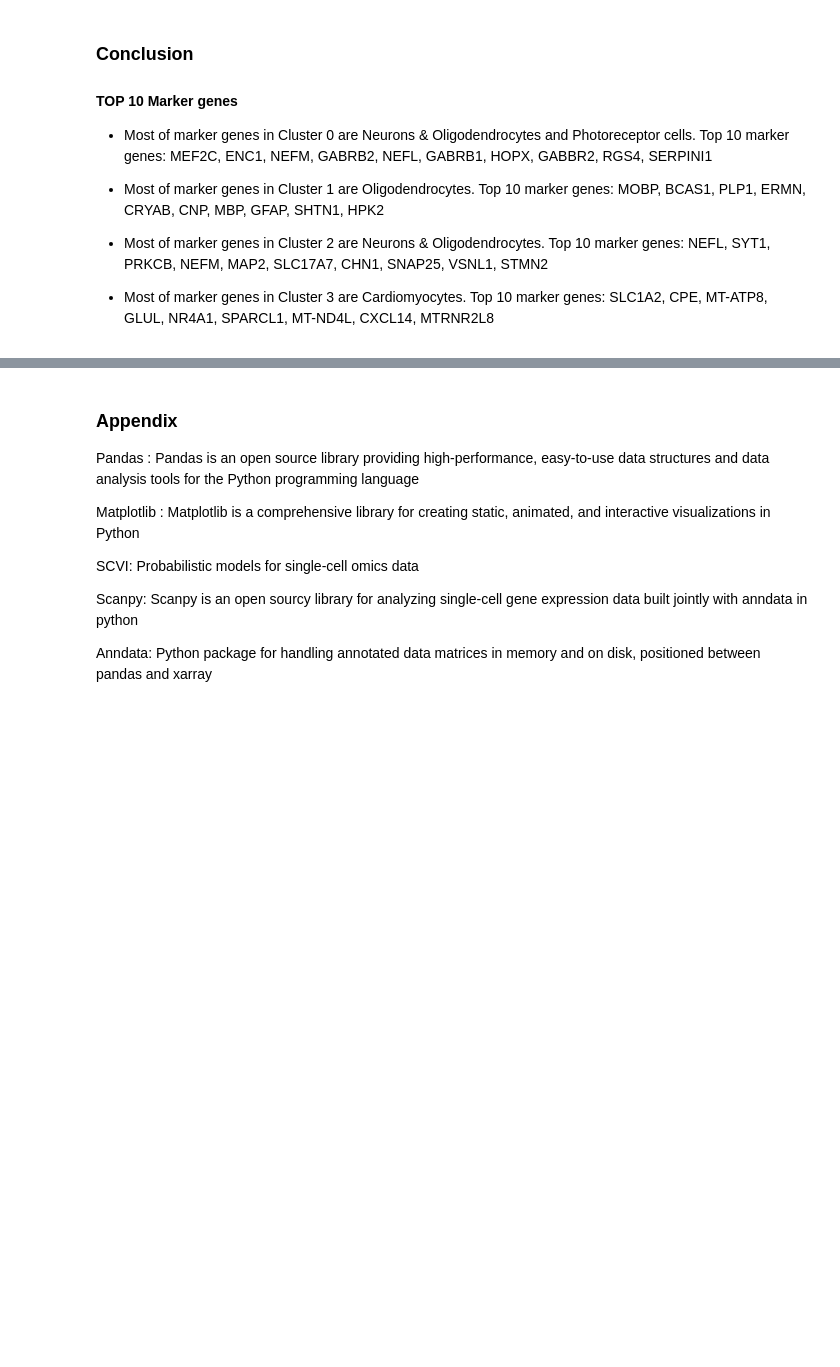
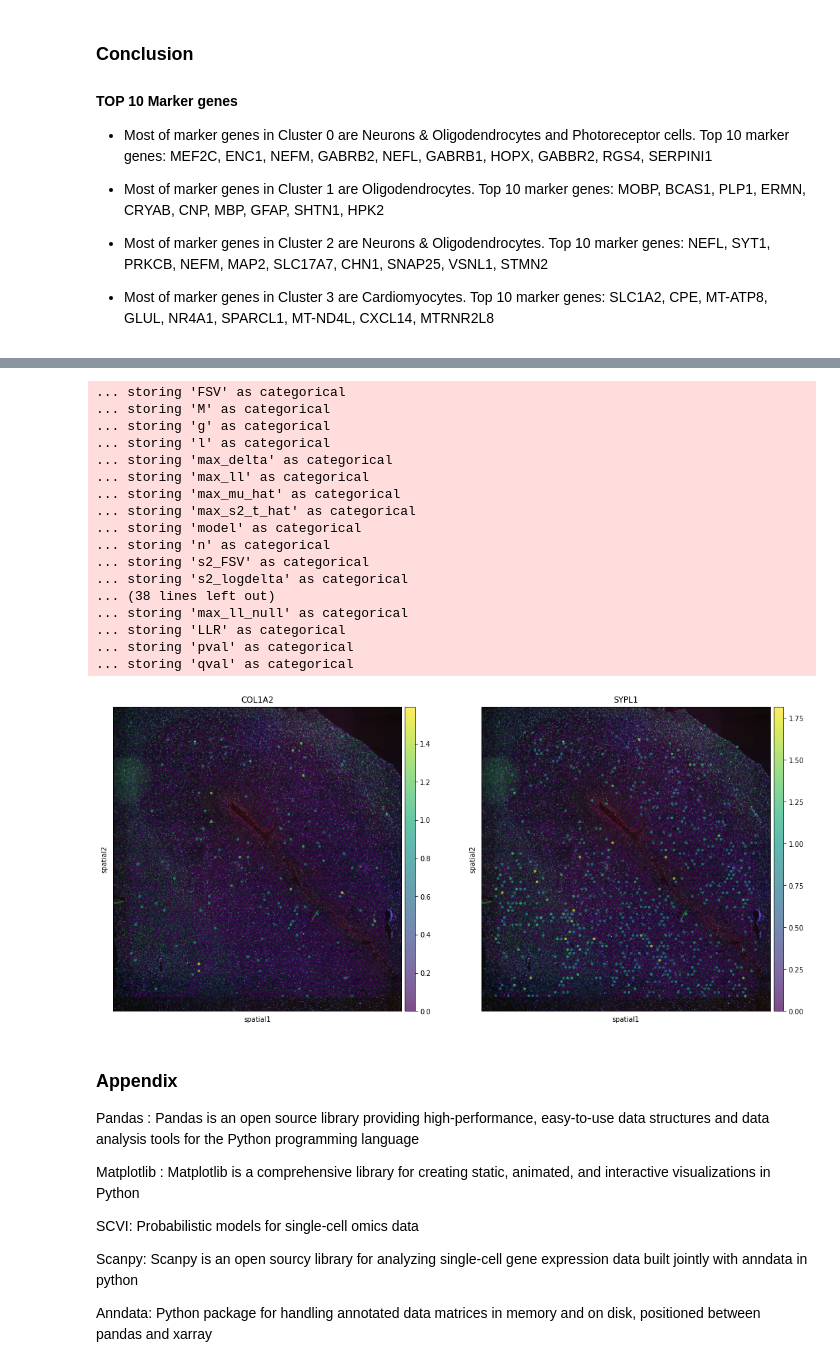
Before and after one commit to madhulathachavali/AIML, a Jupyter notebook: analysis-of-v1-human-brain-data.ipynb, the cells around one changed output, grey strips where cells are left out. Cells and saved outputs as stored; diff of their text form; code cells hidden in the pictures; blank space fills up the shorter version.

Commit message:
Kaggle Notebook | Analysis of V1 human brain data  | Version 3

```diff
--- a/analysis-of-v1-human-brain-data.ipynb
+++ b/analysis-of-v1-human-brain-data.ipynb
@@ -225,0 +252,5 @@ Top 10 marker genes: SLC1A2, CPE, MT-ATP8, GLUL, NR4A1, SPARCL1, MT-ND4L, CXCL14
+# %%
+%%time
+counts = pd.DataFrame(adata.X.todense(), columns=adata.var_names, index=adata.obs_names)
+coord = pd.DataFrame(adata.obsm['spatial'], columns=['x_coord', 'y_coord'], index=adata.obs_names)
+results = SpatialDE.run(coord, counts)
@@ -225,0 +288,3 @@ Top 10 marker genes: SLC1A2, CPE, MT-ATP8, GLUL, NR4A1, SPARCL1, MT-ND4L, CXCL14
+# %%
+results.index = results["g"]
+adata.var = pd.concat([adata.var, results.loc[adata.var.index.values, :]], axis=1)
@@ -226,3 +306,24 @@ Top 10 marker genes: SLC1A2, CPE, MT-ATP8, GLUL, NR4A1, SPARCL1, MT-ND4L, CXCL14
+# %%
+sc.pl.spatial(adata, img_key="hires", color=["COL1A2", "SYPL1"], alpha=0.7)
+# %% [output]
+... storing 'FSV' as categorical
+... storing 'M' as categorical
+... storing 'g' as categorical
+... storing 'l' as categorical
+... storing 'max_delta' as categorical
+... storing 'max_ll' as categorical
+... storing 'max_mu_hat' as categorical
+... storing 'max_s2_t_hat' as categorical
+... storing 'model' as categorical
+... storing 'n' as categorical
+... storing 's2_FSV' as categorical
+... storing 's2_logdelta' as categorical
+... (38 lines left out)
+... storing 'max_ll_null' as categorical
+... storing 'LLR' as categorical
+... storing 'pval' as categorical
+... storing 'qval' as categorical
+[figure, added]
 # %% [markdown]
 ### Appendix
 
```
Also changed, not shown: parts of 7 cells of this notebook.
